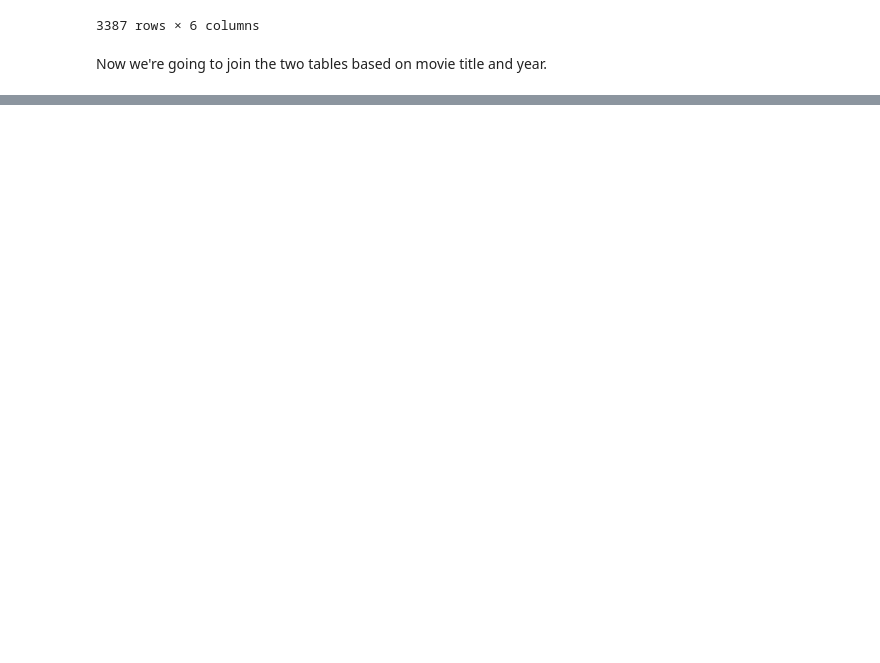
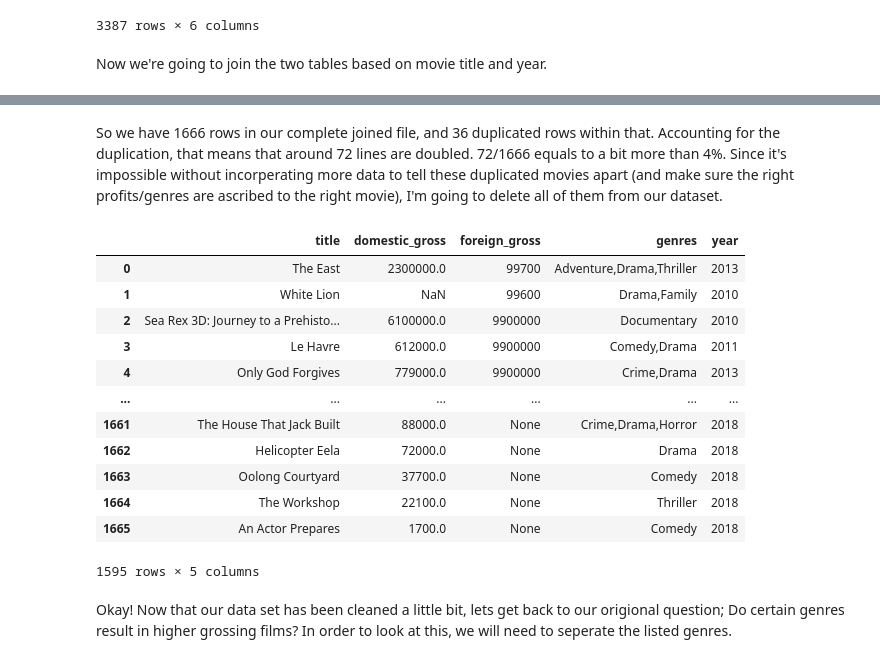
Before and after one commit to sanderlin2013/Movie-Analysis, a Jupyter notebook: Movie Data Analysis.ipynb, the cells around one changed output, grey strips where cells are left out. Saved outputs shown, nothing was run; the diff lists cells and outputs as text; code cells hidden in the pictures; blank space fills up the shorter version.

```diff
--- a/Movie Data Analysis.ipynb
+++ b/Movie Data Analysis.ipynb
@@ -365,0 +337,21 @@ bom_movie_basics_joined[bom_movie_basics_joined["title"].duplicated()]
+# %% [markdown]
+So we have 1666 rows in our complete joined file, and 36 duplicated rows within that. Accounting for the duplication, that means that around 72 lines are doubled. 72/1666 equals to a bit more than 4%. Since it's impossible without incorperating more data to tell these duplicated movies apart (and make sure the right profits/genres are ascribed to the right movie), I'm going to delete all of them from our dataset.
+# %%
+bom_movie_basics_joined.drop_duplicates(subset=['title', 'year'], keep=False, inplace=True)
+bom_movie_basics_joined
+# %% [output]
+|  | title | domestic_gross | foreign_gross | genres | year |
+| 0 | The East | 2300000.0 | 99700 | Adventure,Drama,Thriller | 2013 |
+| 1 | White Lion | NaN | 99600 | Drama,Family | 2010 |
+| 2 | Sea Rex 3D: Journey to a Prehisto... | 6100000.0 | 9900000 | Documentary | 2010 |
+| 3 | Le Havre | 612000.0 | 9900000 | Comedy,Drama | 2011 |
+| 4 | Only God Forgives | 779000.0 | 9900000 | Crime,Drama | 2013 |
+| ... | ... | ... | ... | ... | ... |
+| 1661 | The House That Jack Built | 88000.0 | None | Crime,Drama,Horror | 2018 |
+| 1662 | Helicopter Eela | 72000.0 | None | Drama | 2018 |
+| 1663 | Oolong Courtyard | 37700.0 | None | Comedy | 2018 |
+| 1664 | The Workshop | 22100.0 | None | Thriller | 2018 |
+| 1665 | An Actor Prepares | 1700.0 | None | Comedy | 2018 |
+1595 rows × 5 columns
+# %% [markdown]
+Okay! Now that our data set has been cleaned a little bit, lets get back to our origional question; Do certain genres result in higher grossing films? In order to look at this, we will need to seperate the listed genres.
```
Also changed, not shown: parts of 28 cells of this notebook.
